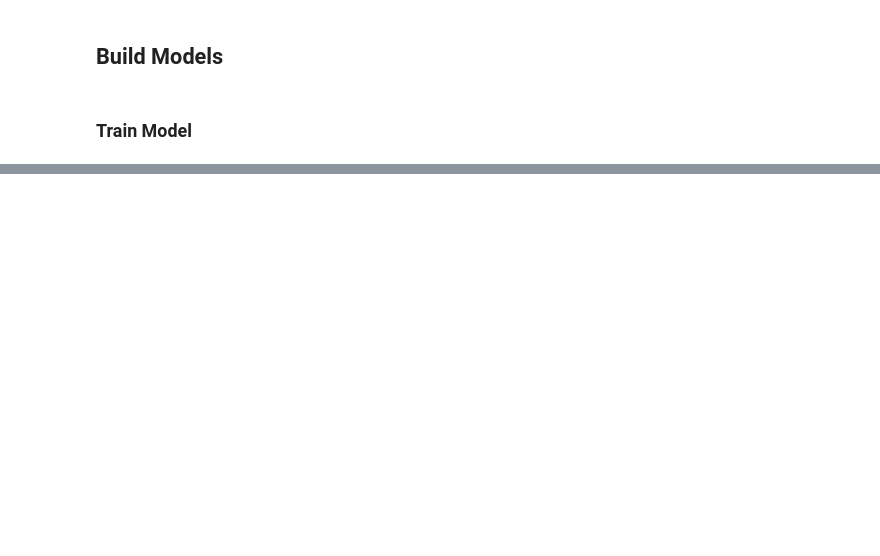
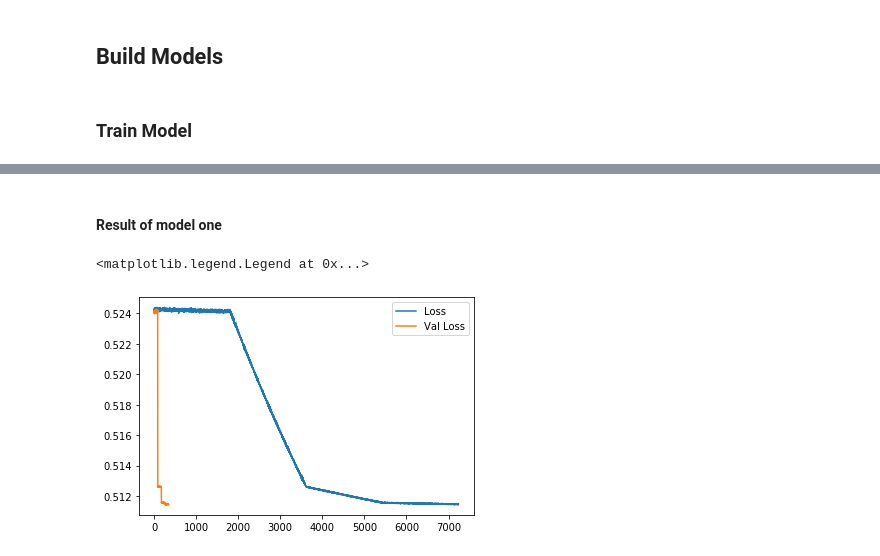
Before and after one commit to srdantas/conv-malaria, a Jupyter notebook: notebook.ipynb, the cells around one changed output, grey strips where cells are left out. Cells and saved outputs as stored; diff of their text form; code cells hidden in the pictures; blank space fills up the shorter version.

```diff
--- a/notebook.ipynb
+++ b/notebook.ipynb
@@ -184 +195,14 @@ optimizer = tf.keras.optimizers.Adam(learning_rate=learning_rate)
+# %%
+@tf.function
+def accuracy(logits, targets):
+    predict = tf.math.argmax(logits, 1)
+    equality = tf.math.equal(predict, tf.math.argmax(targets, 1))
+    return tf.reduce_mean(tf.cast(equality, tf.float32))
+# %%
+@tf.function
+def loss(logits, targets):
+    errors = tf.keras.losses.binary_crossentropy(y_pred=logits, y_true=targets, from_logits=True)
+    err_square = tf.math.square(errors)
+    err_mean = tf.math.reduce_mean(err_square)
+    return err_mean
 # %%
@@ -216,0 +259,11 @@ The batch numer 200/602, epoch 0/16, with loss -8.402276992797852 and accuracy i
+# %%
+model_one = Model_One()
+# %%
+(losses, accs), (val_losses, val_accs) = train_model(model=model_one,
+                                        ds_train=train,
+                                        learning_rates=[0.000001, 0.0001, 0.00001, 0.000001],
+                                        epochs=1,
+                                        opt_fun=tf.keras.optimizers.Adam,
+                                        loss_fun=loss,
+                                        acc_fun=accuracy,
+                                        ds_validate=validate)
@@ -216,0 +288,9 @@ The batch numer 200/602, epoch 0/16, with loss -8.402276992797852 and accuracy i
+# %% [markdown]
+#### Result of model one
+# %%
+plt.plot(losses, label='Loss')
+plt.plot(val_losses, label="Val Loss")
+plt.legend()
+# %% [output]
+<matplotlib.legend.Legend at 0x...>
+[figure, added]
```
Also changed, not shown: parts of 21 cells of this notebook.
